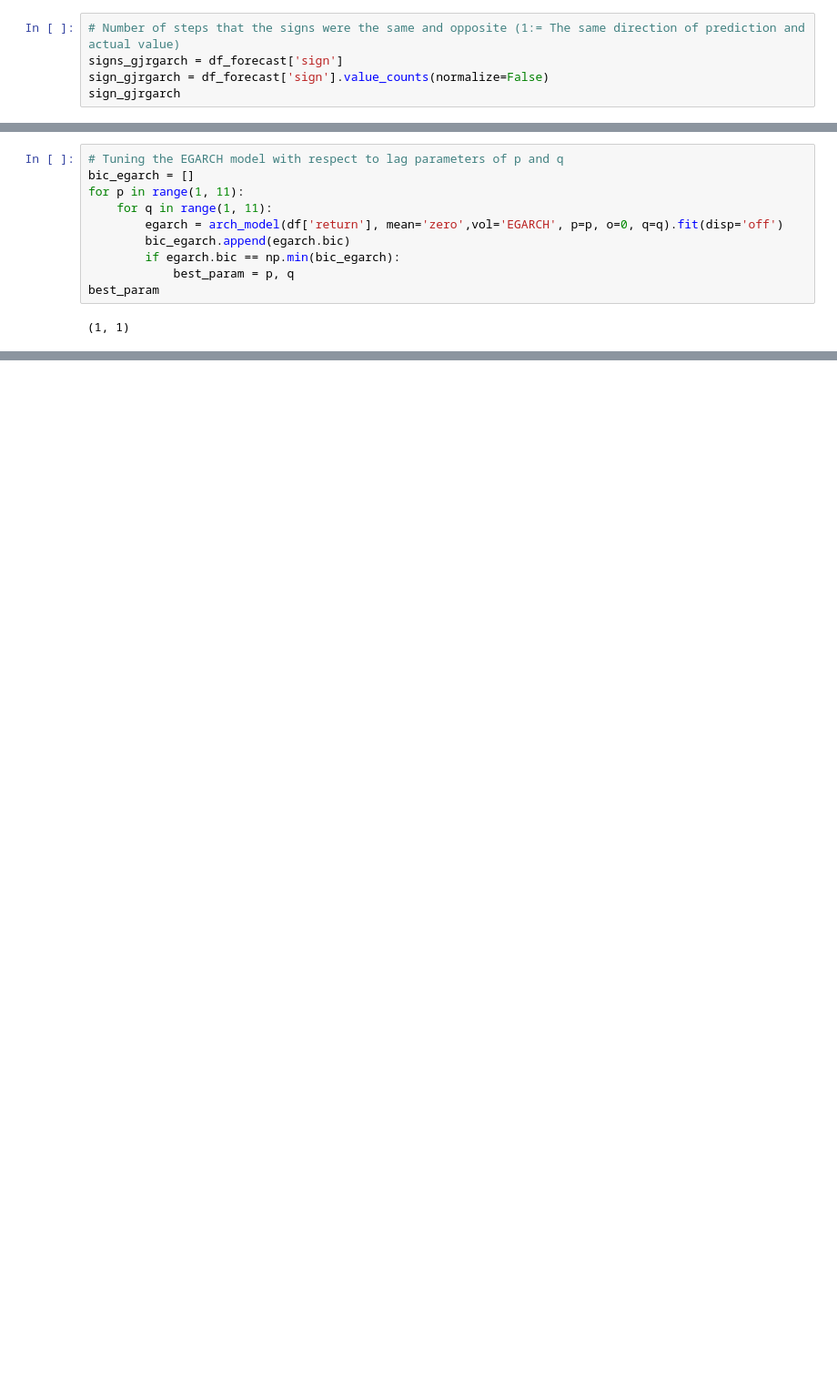
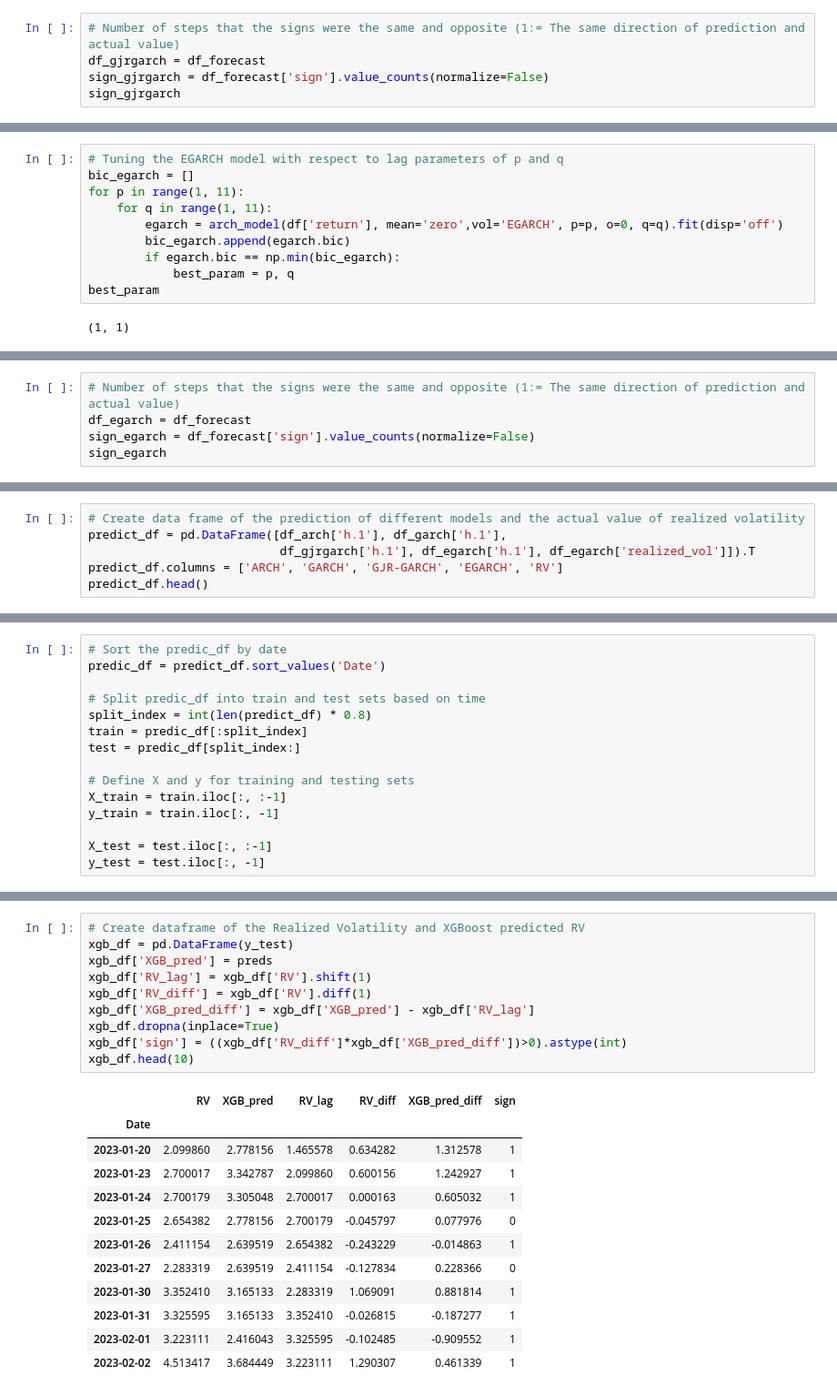
Before and after one commit to AmirDehkordi/Implied-VOL, a Jupyter notebook: Volatility.ipynb, the cells around one changed output, grey strips where cells are left out. Shown at 91% size. Saved outputs shown, nothing was run; the diff lists cells and outputs as text; blank space fills up the shorter version.

Commit message:
XGBoost on Prediction

```diff
--- a/Volatility.ipynb
+++ b/Volatility.ipynb
@@ -556,6 +560,6 @@ df_forecast.head(10)
 # %%
 # Number of steps that the signs were the same and opposite (1:= The same direction of prediction and actual value)
-signs_gjrgarch = df_forecast['sign']
+df_gjrgarch = df_forecast
 sign_gjrgarch = df_forecast['sign'].value_counts(normalize=False)
 sign_gjrgarch
 # %% [output]
@@ -809,0 +700,5 @@ plt.grid(linestyle=':');
+# %%
+# Number of steps that the signs were the same and opposite (1:= The same direction of prediction and actual value)
+df_egarch = df_forecast
+sign_egarch = df_forecast['sign'].value_counts(normalize=False)
+sign_egarch
@@ -809,0 +844,6 @@ plt.grid(linestyle=':');
+# %%
+# Create data frame of the prediction of different models and the actual value of realized volatility
+predict_df = pd.DataFrame([df_arch['h.1'], df_garch['h.1'],
+                           df_gjrgarch['h.1'], df_egarch['h.1'], df_egarch['realized_vol']]).T
+predict_df.columns = ['ARCH', 'GARCH', 'GJR-GARCH', 'EGARCH', 'RV']
+predict_df.head()
@@ -809,0 +875,15 @@ plt.grid(linestyle=':');
+# %%
+# Sort the predic_df by date
+predic_df = predict_df.sort_values('Date')
+
+# Split predic_df into train and test sets based on time
+split_index = int(len(predict_df) * 0.8)
+train = predic_df[:split_index]
+test = predic_df[split_index:]
+
+# Define X and y for training and testing sets
+X_train = train.iloc[:, :-1]
+y_train = train.iloc[:, -1]
+
+X_test = test.iloc[:, :-1]
+y_test = test.iloc[:, -1]
@@ -809,0 +935,23 @@ plt.grid(linestyle=':');
+# %%
+# Create dataframe of the Realized Volatility and XGBoost predicted RV
+xgb_df = pd.DataFrame(y_test)
+xgb_df['XGB_pred'] = preds
+xgb_df['RV_lag'] = xgb_df['RV'].shift(1)
+xgb_df['RV_diff'] = xgb_df['RV'].diff(1)
+xgb_df['XGB_pred_diff'] = xgb_df['XGB_pred'] - xgb_df['RV_lag']
+xgb_df.dropna(inplace=True)
+xgb_df['sign'] = ((xgb_df['RV_diff']*xgb_df['XGB_pred_diff'])>0).astype(int)
+xgb_df.head(10)
+# %% [output]
+|  | RV | XGB_pred | RV_lag | RV_diff | XGB_pred_diff | sign |
+| Date |  |  |  |  |  |  |
+| 2023-01-20 | 2.099860 | 2.778156 | 1.465578 | 0.634282 | 1.312578 | 1 |
+| 2023-01-23 | 2.700017 | 3.342787 | 2.099860 | 0.600156 | 1.242927 | 1 |
+| 2023-01-24 | 2.700179 | 3.305048 | 2.700017 | 0.000163 | 0.605032 | 1 |
+| 2023-01-25 | 2.654382 | 2.778156 | 2.700179 | -0.045797 | 0.077976 | 0 |
+| 2023-01-26 | 2.411154 | 2.639519 | 2.654382 | -0.243229 | -0.014863 | 1 |
+| 2023-01-27 | 2.283319 | 2.639519 | 2.411154 | -0.127834 | 0.228366 | 0 |
+| 2023-01-30 | 3.352410 | 3.165133 | 2.283319 | 1.069091 | 0.881814 | 1 |
+| 2023-01-31 | 3.325595 | 3.165133 | 3.352410 | -0.026815 | -0.187277 | 1 |
+| 2023-02-01 | 3.223111 | 2.416043 | 3.325595 | -0.102485 | -0.909552 | 1 |
+| 2023-02-02 | 4.513417 | 3.684449 | 3.223111 | 1.290307 | 0.461339 | 1 |
```
Also changed, not shown: parts of 62 cells of this notebook.
